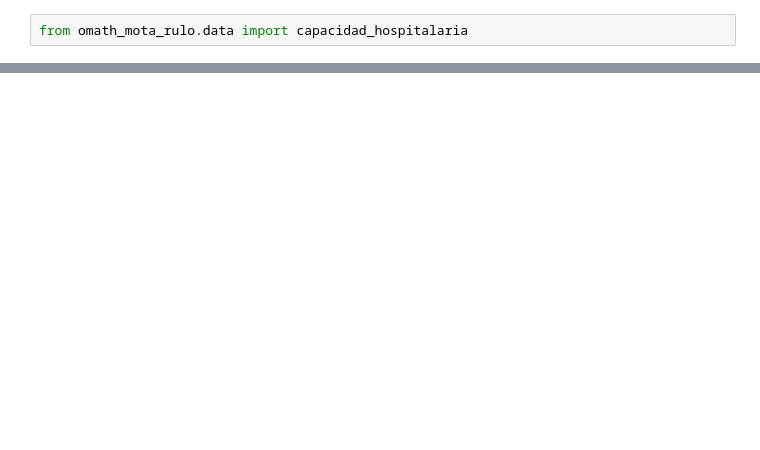
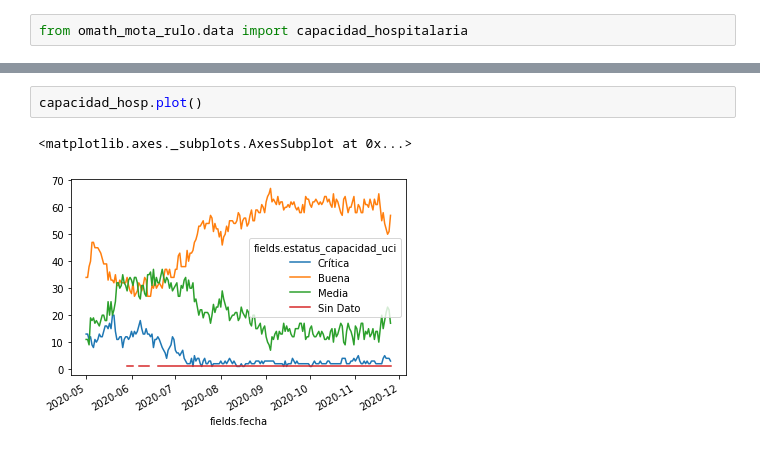
Before and after one commit to dhdzmota/omath_mota_rulo, a Jupyter notebook: notebooks/capacidad_hospitalaria.ipynb, the cells around one changed output, grey strips where cells are left out. Drawn from its saved outputs; the diff is of its cells as text; blank space fills up the shorter version.

```diff
--- a/notebooks/capacidad_hospitalaria.ipynb
+++ b/notebooks/capacidad_hospitalaria.ipynb
@@ -42,0 +104,5 @@ capacidad.plot(
+# %%
+capacidad_hosp.plot()
+# %% [output]
+<matplotlib.axes._subplots.AxesSubplot at 0x...>
+[figure, added]
```
Also changed, not shown: parts of 11 cells of this notebook, 1 other file.
